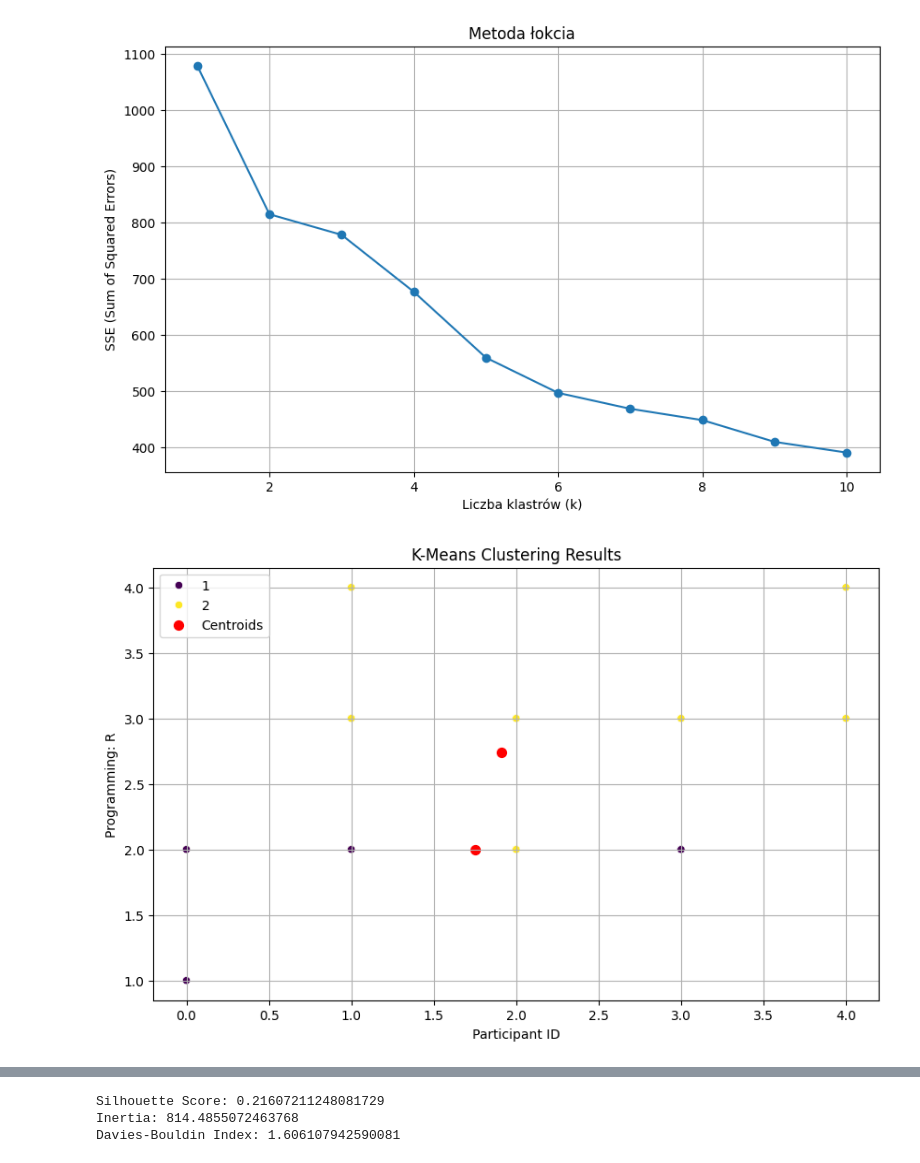
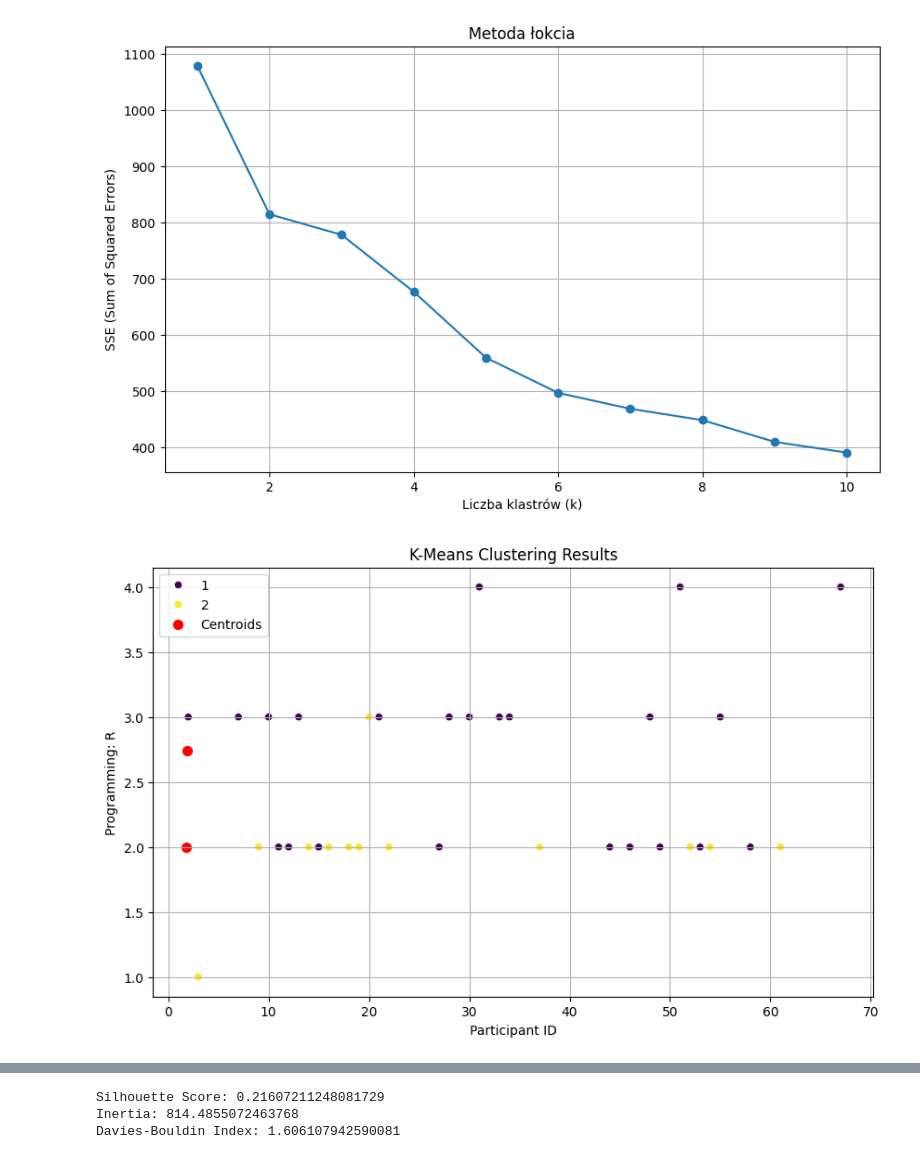
Before and after one commit to Zdanekk/Projekt-people-analytics, a Jupyter notebook: notebooks/04_K-means.ipynb, the cells around one changed output, grey strips where cells are left out. Saved outputs shown, nothing was run; the diff lists cells and outputs as text; code cells hidden in the pictures.

Commit message:
better scatterplot

```diff
--- a/notebooks/04_K-means.ipynb
+++ b/notebooks/04_K-means.ipynb
@@ -60,34 +59,32 @@ data_clean['Cluster'] = kmeans.labels_+1
 # Wyświetlenie wyników grupowania
 # print(data_clean[['Participant ID', 'Cluster']])
 
-
-
 # Opcjonalna wizualizacja wyników (dla pierwszych dwóch wymiarów)
 plt.figure(figsize=(10, 6))
-sns.scatterplot(x=data_clean_1.iloc[:, 0], y=data_clean_1.iloc[:, 1], hue=data_clean['Cluster'], palette='viridis')
+sns.scatterplot(x=data_clean.iloc[:, 0], y=data_clean_1.iloc[:, 1], hue=data_clean['Cluster'], palette='viridis')
 plt.scatter(centroids[:, 0], centroids[:, 1], s=50, c='red', label='Centroids')
 plt.xlabel(data_clean.columns[0])
 plt.ylabel(data_clean.columns[1])
 plt.title('K-Means Clustering Results')
 plt.legend()
 plt.grid(True)
 plt.show()
 
 # Redukcja wymiarów za pomocą PCA
 pca = PCA(n_components=2)
 data_pca = pca.fit_transform(data_clean_1)
 
 # Dodanie komponentów PCA do oryginalnych danych
 data_clean['PCA1'] = data_pca[:, 0]
 data_clean['PCA2'] = data_pca[:, 1]
 
 # Opcjonalna wizualizacja wyników (dla pierwszych dwóch komponentów PCA)
 plt.figure(figsize=(10, 6))
 sns.scatterplot(x='PCA1', y='PCA2', hue='Cluster', data=data_clean, palette='viridis', legend='full')
 plt.title('K-Means Clustering Results with PCA')
 plt.legend()
 plt.grid(True)
 plt.show()
 # %% [output]
 [figure]
-[figure, old version]
+[figure, new version]
```
Also changed, not shown: parts of 2 cells of this notebook.
